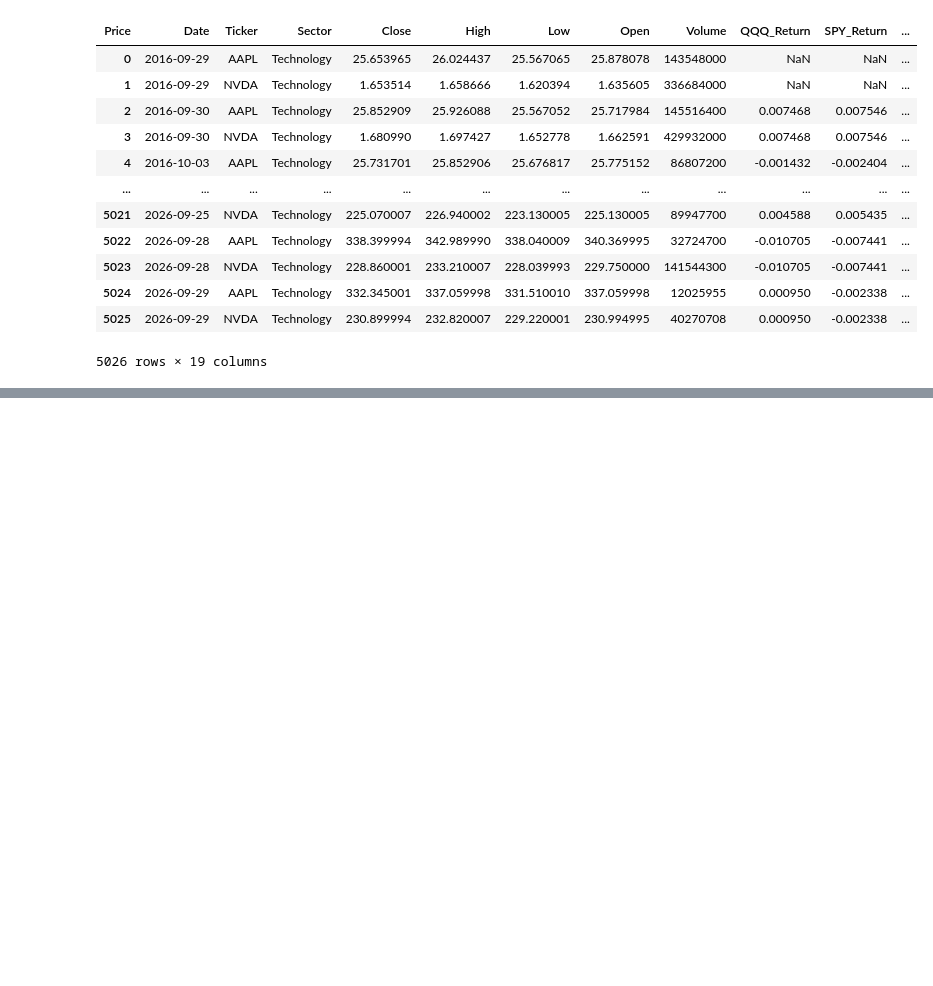
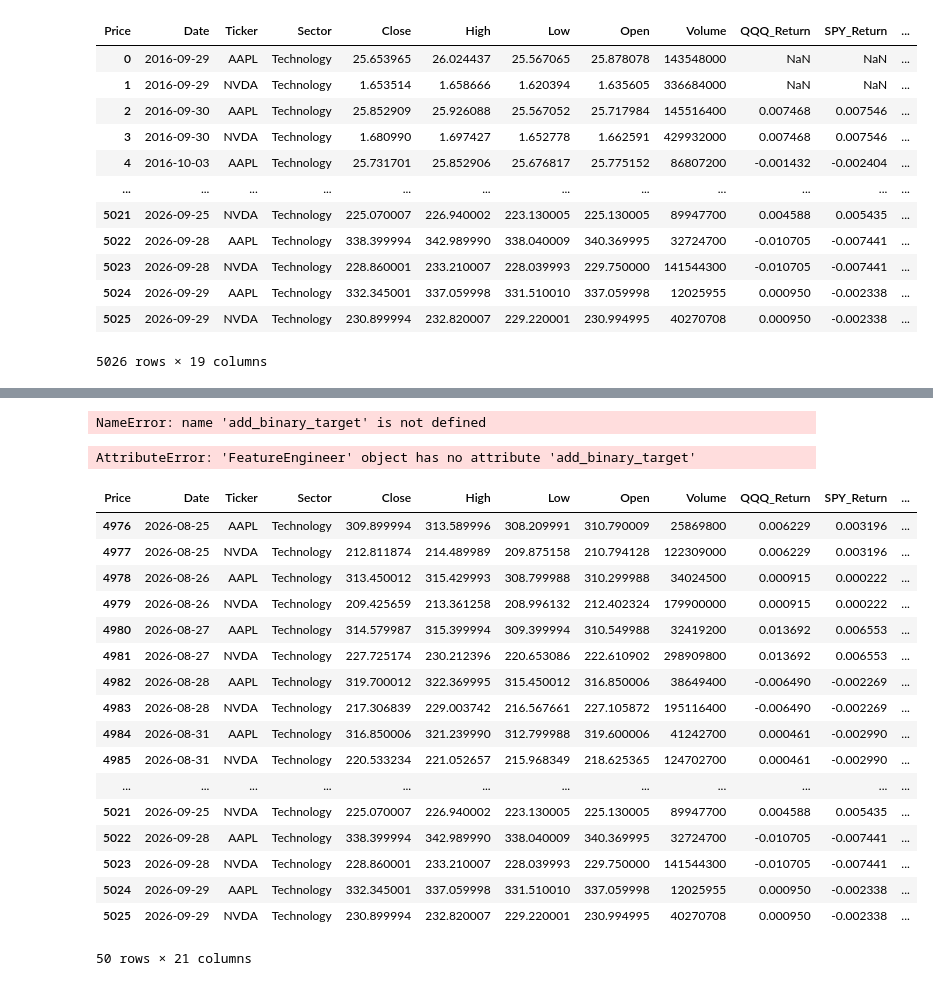
Before and after one commit to acsimpson16/market_ml_research, a Jupyter notebook: notebooks/Feature_engineering.ipynb, the cells around one changed output, grey strips where cells are left out. Drawn from its saved outputs; the diff is of its cells as text; code cells hidden in the pictures; blank space fills up the shorter version.

Commit message:
adding target variable

```diff
--- a/notebooks/Feature_engineering.ipynb
+++ b/notebooks/Feature_engineering.ipynb
@@ -148,0 +151,4 @@ test_data
+# %%
+test_data = FE.add_target_variable(5)
+
+test_data
@@ -148,0 +169,31 @@ test_data
+# %%
+test_data = add_binary_target(test_data)
+
+test_data.head(10)
+# %% [output]
+NameError: name 'add_binary_target' is not defined
+# %%
+test_data = FE.add_binary_target(horizon=5)
+# %% [output]
+AttributeError: 'FeatureEngineer' object has no attribute 'add_binary_target'
+# %%
+test_data.tail(50)
+# %% [output]
+| Price | Date | Ticker | Sector | Close | High | Low | Open | Volume | QQQ_Return | SPY_Return | ... |
+| 4976 | 2026-08-25 | AAPL | Technology | 309.899994 | 313.589996 | 308.209991 | 310.790009 | 25869800 | 0.006229 | 0.003196 | ... |
+| 4977 | 2026-08-25 | NVDA | Technology | 212.811874 | 214.489989 | 209.875158 | 210.794128 | 122309000 | 0.006229 | 0.003196 | ... |
+| 4978 | 2026-08-26 | AAPL | Technology | 313.450012 | 315.429993 | 308.799988 | 310.299988 | 34024500 | 0.000915 | 0.000222 | ... |
+| 4979 | 2026-08-26 | NVDA | Technology | 209.425659 | 213.361258 | 208.996132 | 212.402324 | 179900000 | 0.000915 | 0.000222 | ... |
+| 4980 | 2026-08-27 | AAPL | Technology | 314.579987 | 315.399994 | 309.399994 | 310.549988 | 32419200 | 0.013692 | 0.006553 | ... |
+| 4981 | 2026-08-27 | NVDA | Technology | 227.725174 | 230.212396 | 220.653086 | 222.610902 | 298909800 | 0.013692 | 0.006553 | ... |
+| 4982 | 2026-08-28 | AAPL | Technology | 319.700012 | 322.369995 | 315.450012 | 316.850006 | 38649400 | -0.006490 | -0.002269 | ... |
+| 4983 | 2026-08-28 | NVDA | Technology | 217.306839 | 229.003742 | 216.567661 | 227.105872 | 195116400 | -0.006490 | -0.002269 | ... |
+| 4984 | 2026-08-31 | AAPL | Technology | 316.850006 | 321.239990 | 312.799988 | 319.600006 | 41242700 | 0.000461 | -0.002990 | ... |
+| 4985 | 2026-08-31 | NVDA | Technology | 220.533234 | 221.052657 | 215.968349 | 218.625365 | 124702700 | 0.000461 | -0.002990 | ... |
+| ... | ... | ... | ... | ... | ... | ... | ... | ... | ... | ... | ... |
+| 5021 | 2026-09-25 | NVDA | Technology | 225.070007 | 226.940002 | 223.130005 | 225.130005 | 89947700 | 0.004588 | 0.005435 | ... |
+| 5022 | 2026-09-28 | AAPL | Technology | 338.399994 | 342.989990 | 338.040009 | 340.369995 | 32724700 | -0.010705 | -0.007441 | ... |
+| 5023 | 2026-09-28 | NVDA | Technology | 228.860001 | 233.210007 | 228.039993 | 229.750000 | 141544300 | -0.010705 | -0.007441 | ... |
+| 5024 | 2026-09-29 | AAPL | Technology | 332.345001 | 337.059998 | 331.510010 | 337.059998 | 12025955 | 0.000950 | -0.002338 | ... |
+| 5025 | 2026-09-29 | NVDA | Technology | 230.899994 | 232.820007 | 229.220001 | 230.994995 | 40270708 | 0.000950 | -0.002338 | ... |
+50 rows × 21 columns
```
Also changed, not shown: parts of 2 cells of this notebook, 5 other files.
